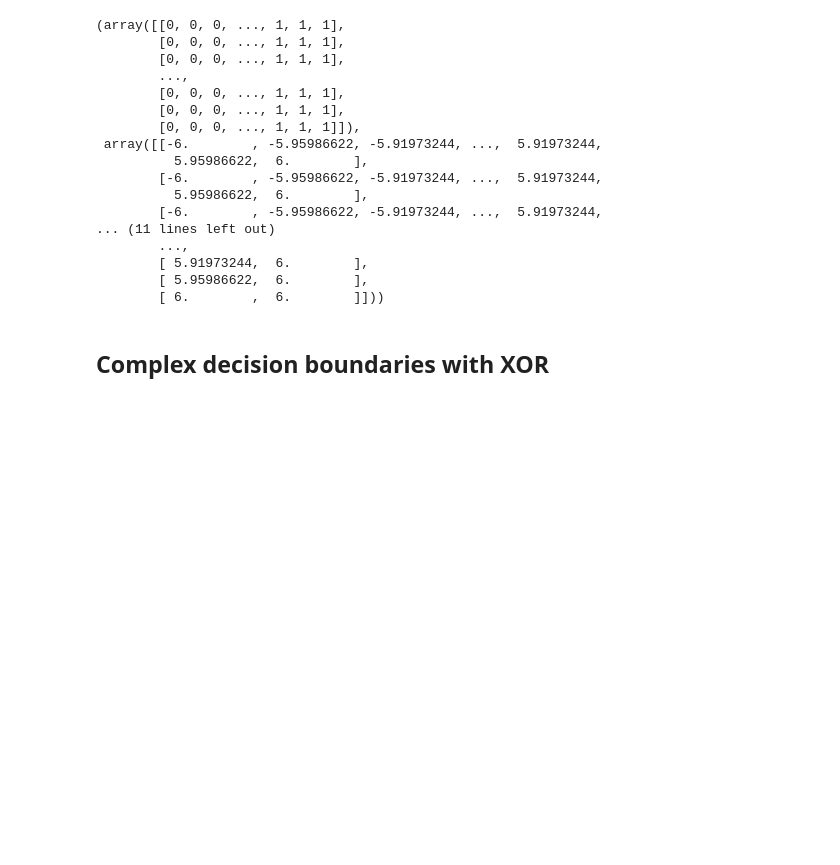
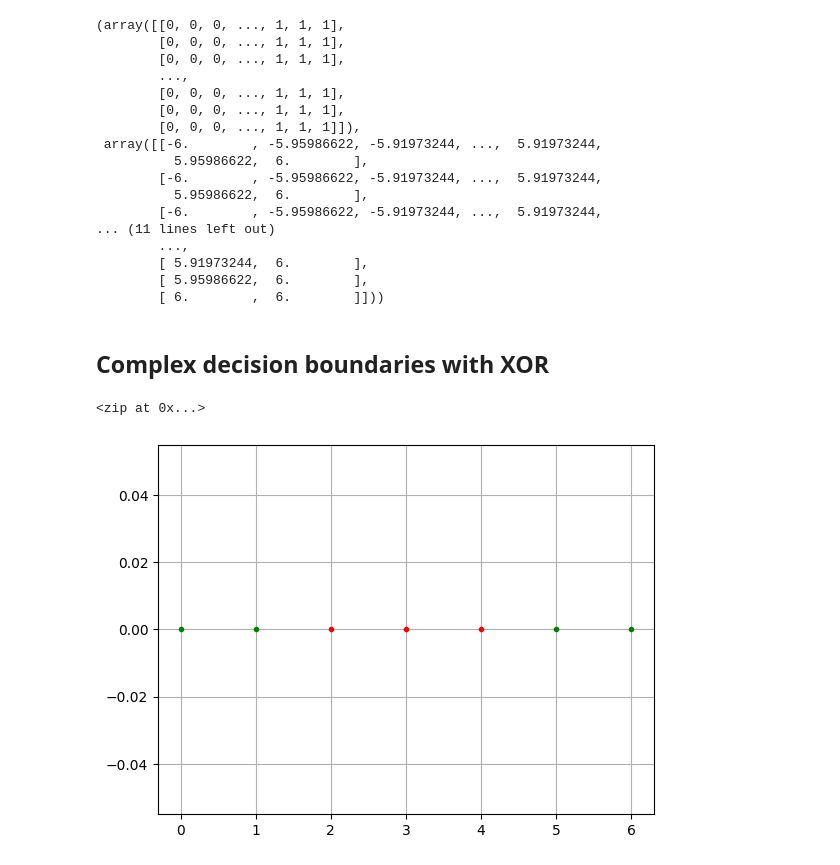
Before and after one commit to rajvee18/machine_learning_2, a Jupyter notebook: assignment_1.ipynb, the cells around one changed output. Saved outputs shown, nothing was run; the diff lists cells and outputs as text; code cells hidden in the pictures; blank space fills up the shorter version.

```diff
--- a/assignment_1.ipynb
+++ b/assignment_1.ipynb
@@ -95,3 +96,14 @@ classification_region, x1_grid, grid_points
 np.random.seed(0)
 x1 = np.random.randn(50,2) + [-2,-2]
 x2 = np.random.randn(50,2) + [2,2]
+# %%
+x=[0,1,2,3,4,5,6]
+y=[0,0,1,1,1,0,0]
+# %% [output]
+<zip at 0x...>
+# %%
+
+
+plt.grid()
+# %% [output]
+[figure, added]
```
Also changed, not shown: parts of 4 cells of this notebook.
